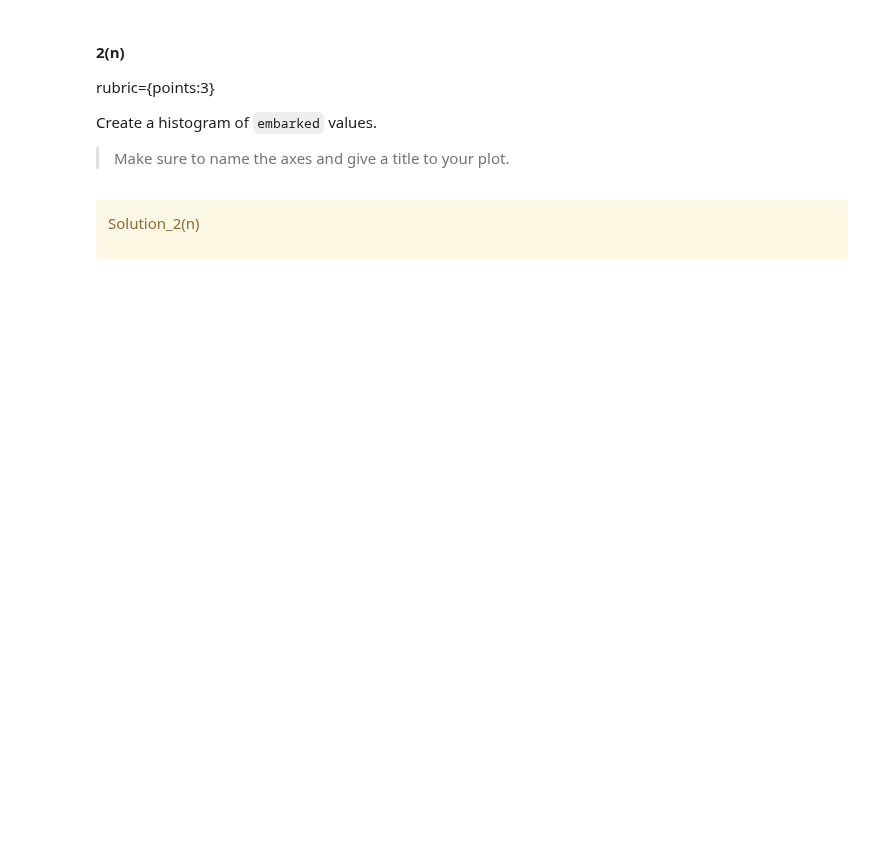
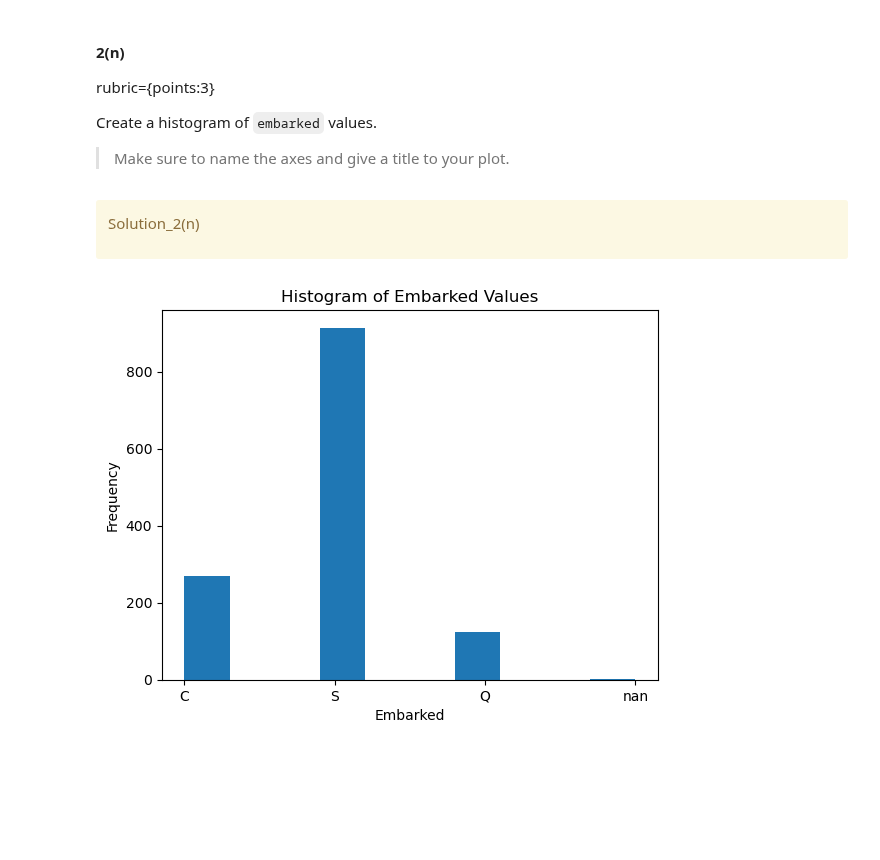
Before and after one commit to BradPeng/cpsc330-2023s, a Jupyter notebook: hw/hw1/hw1.ipynb, the cells around one changed output. Cells and saved outputs as stored; diff of their text form; code cells hidden in the pictures; blank space fills up the shorter version.

```diff
--- a/hw/hw1/hw1.ipynb
+++ b/hw/hw1/hw1.ipynb
@@ -323,6 +467,14 @@ Create a histogram of `embarked` values.
 Solution_2(n)
 
 </div>
+# %%
+plt.hist(titanic_df['embarked'].astype(str))
+plt.xlabel('Embarked')
+plt.ylabel('Frequency')
+plt.title('Histogram of Embarked Values')
+plt.show()
+# %% [output]
+[figure, added]
 # %% [markdown]
 <br><br><br><br>
 # %% [markdown]
```
Also changed, not shown: parts of 19 cells of this notebook, 2 other files.
